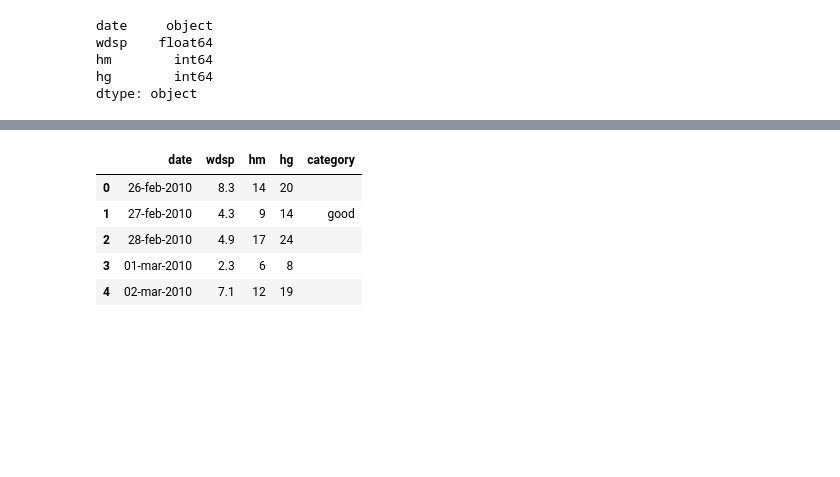
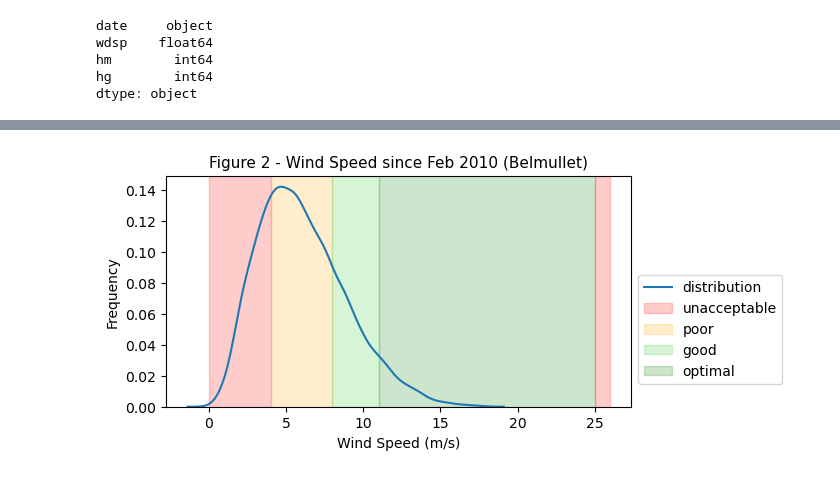
Before and after one commit to dvdgeroconnell/PFDA-project, a Jupyter notebook: windspeed.ipynb, the cells around one changed output, grey strips where cells are left out. Saved outputs shown, nothing was run; the diff lists cells and outputs as text; code cells hidden in the pictures; blank space fills up the shorter version.

```diff
--- a/windspeed.ipynb
+++ b/windspeed.ipynb
@@ -144,12 +162,20 @@ plt.show()
-# %%
-weather['category']=''
-x=1
-weather.loc[x, 'category'] = "good"
-weather.head(5)
-# %% [output]
-|  | date | wdsp | hm | hg | category |
-| 0 | 26-feb-2010 | 8.3 | 14 | 20 |  |
-| 1 | 27-feb-2010 | 4.3 | 9 | 14 | good |
-| 2 | 28-feb-2010 | 4.9 | 17 | 24 |  |
-| 3 | 01-mar-2010 | 2.3 | 6 | 8 |  |
-| 4 | 02-mar-2010 | 7.1 | 12 | 19 |  |
+# %%
+fig, axd = plt.subplots(nrows=1, ncols=1, figsize=(6,3))
+axd = sns.kdeplot(belmullet_weather["wdsp_ms"], ax=axd)
+#plt.axvline(x=4, color='red', linestyle='--')
+axd.axvspan(0, 4, alpha=0.2, color=colours[0])
+axd.axvspan(4, 8, alpha=0.2, color=colours[1])
+axd.axvspan(8, 11, alpha=0.2, color=colours[2])
+axd.axvspan(11, 25, alpha=0.2, color=colours[3])
+axd.axvspan(25, 26, alpha=0.2, color=colours[0])
+output1 = output.copy()
+axd.set_title('Figure 2 - Wind Speed since Feb 2010 (Belmullet)', fontsize=11)
+axd.set_xlabel('Wind Speed (m/s)', fontsize=10)
+axd.set_ylabel('Frequency', fontsize=10)
+# Allow this cell to be run independently multiple times
+if output1[0] != "distribution":
+    output1.insert(0,"distribution")
+plt.legend(bbox_to_anchor=(1, 0.6), loc='upper left',labels=output1)
+plt.show()
+# %% [output]
+[figure, added]
```
Also changed, not shown: parts of 34 cells of this notebook, 36 other files.
